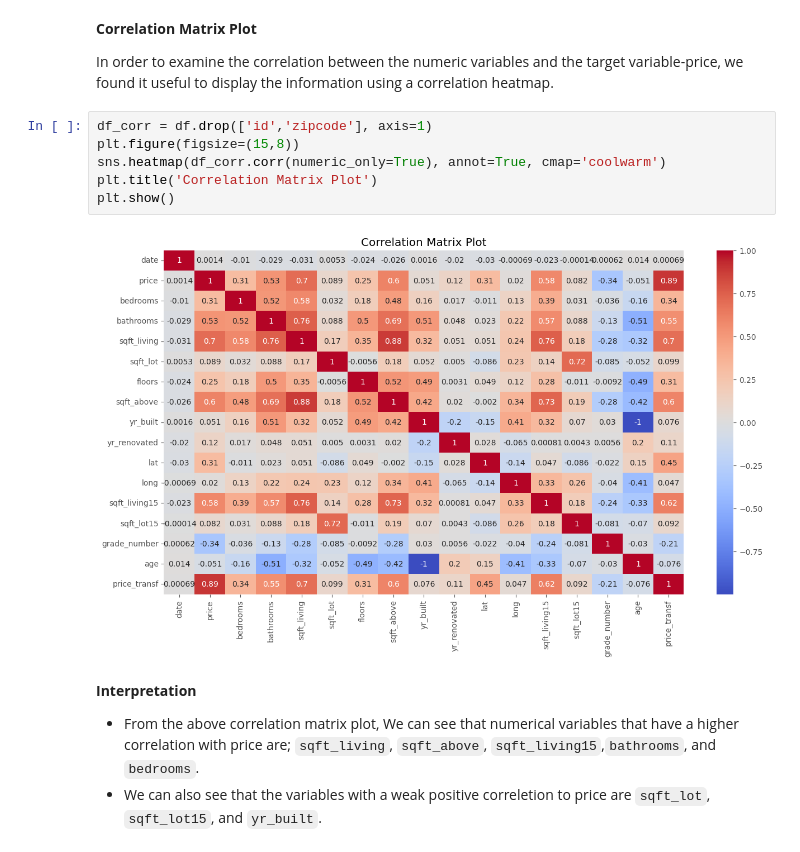
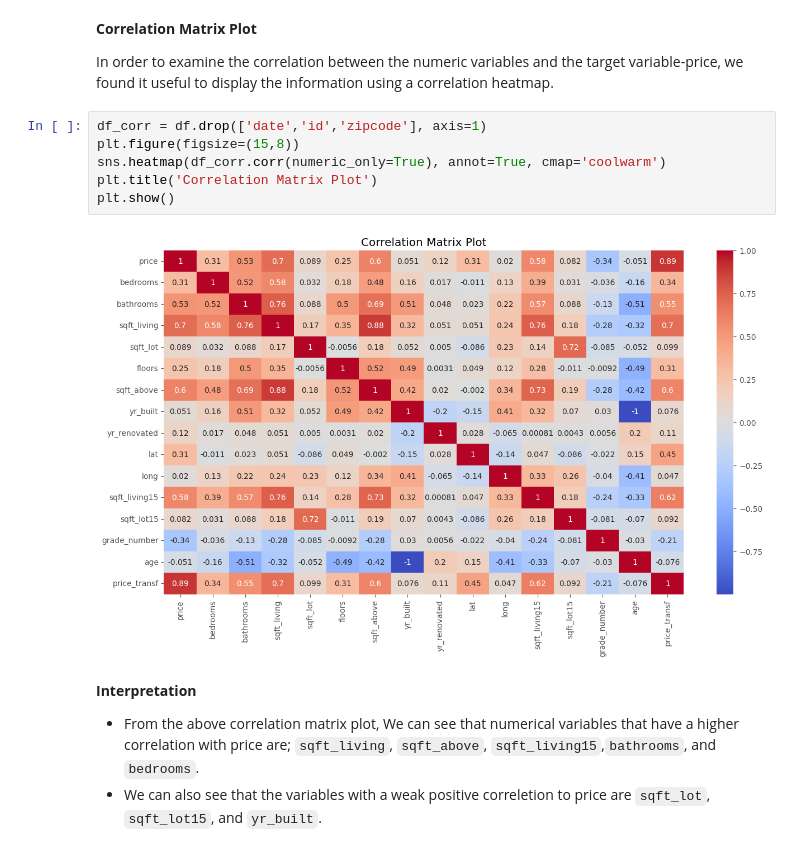
Before and after one commit to D-EKALE/KC-Housing-Project-2, a Jupyter notebook: student.ipynb, the cells around one changed output. Saved outputs shown, nothing was run; the diff lists cells and outputs as text.

````diff
--- a/student.ipynb
+++ b/student.ipynb
@@ -232,13 +234,13 @@ Index(['id', 'date', 'price', 'bedrooms', 'bathrooms', 'sqft_living',
 
 In order to examine the correlation between the numeric variables and the target variable-price, we found it useful to display the information using a correlation heatmap.
 # %%
-df_corr = df.drop(['id','zipcode'], axis=1)
+df_corr = df.drop(['date','id','zipcode'], axis=1)
 plt.figure(figsize=(15,8))
 sns.heatmap(df_corr.corr(numeric_only=True), annot=True, cmap='coolwarm')
 plt.title('Correlation Matrix Plot')
 plt.show()
 # %% [output]
-[figure, old version]
+[figure, new version]
 # %% [markdown]
 **Interpretation**
 * From the above correlation matrix plot, We can see that numerical variables that have a higher correlation with price are; ```sqft_living```, ```sqft_above```, ```sqft_living15```,```bathrooms```, and  ```bedrooms```.
````
Also changed, not shown: parts of 17 cells of this notebook.
